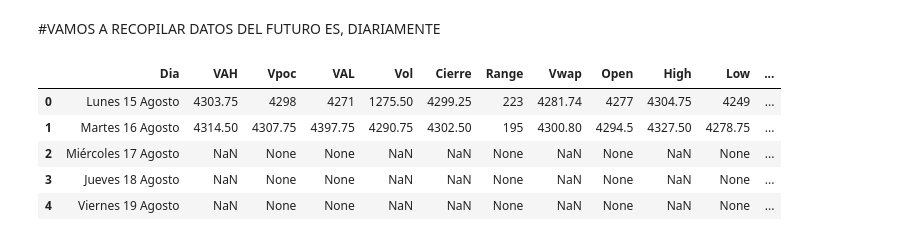
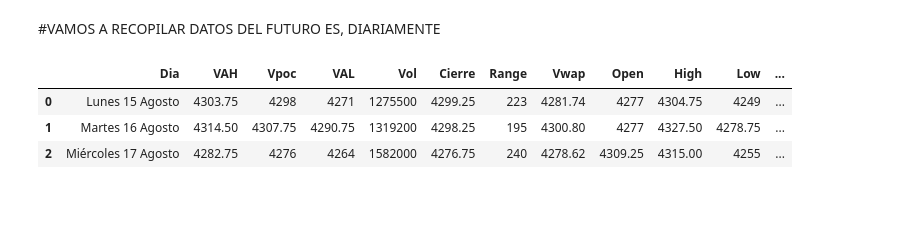
Before and after one commit to jmmartinnu2/Trading, a Jupyter notebook: Analisis_Semanal.ipynb, the cells around one changed output. Cells and saved outputs as stored; diff of their text form; code cells hidden in the pictures; blank space fills up the shorter version.

```diff
--- a/Analisis_Semanal.ipynb
+++ b/Analisis_Semanal.ipynb
@@ -9,37 +9,41 @@ import numpy as np
 # %%
 import pandas as pd
 
 df = pd.DataFrame()
 
 # creamos las columnas
 df['Dia'] = None
 df['VAH'] = None
 df['Vpoc'] = None
 df['VAL'] = None
 df['Vol'] = None
 df['Cierre'] = None
 df['Range'] = None
 df['Vwap'] = None
 df['Open'] = None
 df['High'] = None
 df['Low'] = None
 df['Close'] = None
+df['Vol_VAH'] = None
+df['Vol_VPOC'] = None
+df['Vol_VAL'] = None
+df['Poc_Naked'] = False
+df['Rango_AreaValor'] = None
+df['delta']=None
 
 # añadimos filas por su nombre de fila
-df.loc[0] = ['Lunes 15 Agosto',4303.75,4298,4271,1275.5,4299.25, 223, 4281.74,4277, 4304.75, 4249, 4298.25]
-df.loc[1] = ['Martes 16 Agosto',4314.5,4307.75,4397.75,4290.75,4302.50,195,4300.8, 4294.50, 4327.50, 4278.75, 4307.75]
-df.loc[2] = ['Miércoles 17 Agosto',None,None,None,None,None, None, None, None, None, None, None]
-df.loc[3] = ['Jueves 18 Agosto',None,None,None,None,None, None, None, None, None, None, None]
-df.loc[4] = ['Viernes 19 Agosto',None,None,None,None,None, None, None, None, None, None, None]
+df.loc[0] = ['Lunes 15 Agosto',4303.75,4298,4271,1275500,4299.25, 223, 4281.74,4277, 4304.75, 4249, 4298.25,400,78100,44500,False,32.75,-2100]
+df.loc[1] = ['Martes 16 Agosto',4314.50,4307.75,4290.75,1319200,4298.25,195,4300.80,4277,4327.50,4278.75,4298.25,19200,63100,51300,False,23.75,-12800]
+df.loc[2] = ['Miércoles 17 Agosto',4282.75,4276,4264,1582000,4276.75,240,4278.62,4309.25,4315,4255,4276.75,17100,108900,26000,False,18.75,-12400]
+#df.loc[3] = ['Jueves 18 Agosto',None,None,None,None,None, None, None, None, None, None, None]
+#df.loc[4] = ['Viernes 19 Agosto',None,None,None,None,None, None, None, None, None, None, None]
 
 df
 # %% [output]
 |  | Dia | VAH | Vpoc | VAL | Vol | Cierre | Range | Vwap | Open | High | Low | ... |
-| 0 | Lunes 15 Agosto | 4303.75 | 4298 | 4271 | 1275.50 | 4299.25 | 223 | 4281.74 | 4277 | 4304.75 | 4249 | ... |
-| 1 | Martes 16 Agosto | 4314.50 | 4307.75 | 4397.75 | 4290.75 | 4302.50 | 195 | 4300.80 | 4294.5 | 4327.50 | 4278.75 | ... |
-| 2 | Miércoles 17 Agosto | NaN | None | None | NaN | NaN | None | NaN | None | NaN | None | ... |
-| 3 | Jueves 18 Agosto | NaN | None | None | NaN | NaN | None | NaN | None | NaN | None | ... |
-| 4 | Viernes 19 Agosto | NaN | None | None | NaN | NaN | None | NaN | None | NaN | None | ... |
+| 0 | Lunes 15 Agosto | 4303.75 | 4298 | 4271 | 1275500 | 4299.25 | 223 | 4281.74 | 4277 | 4304.75 | 4249 | ... |
+| 1 | Martes 16 Agosto | 4314.50 | 4307.75 | 4290.75 | 1319200 | 4298.25 | 195 | 4300.80 | 4277 | 4327.50 | 4278.75 | ... |
+| 2 | Miércoles 17 Agosto | 4282.75 | 4276 | 4264 | 1582000 | 4276.75 | 240 | 4278.62 | 4309.25 | 4315.00 | 4255 | ... |
 # %%
 import matplotlib.pyplot as plt
 import numpy as np
```
Also changed, not shown: parts of 7 cells of this notebook.
